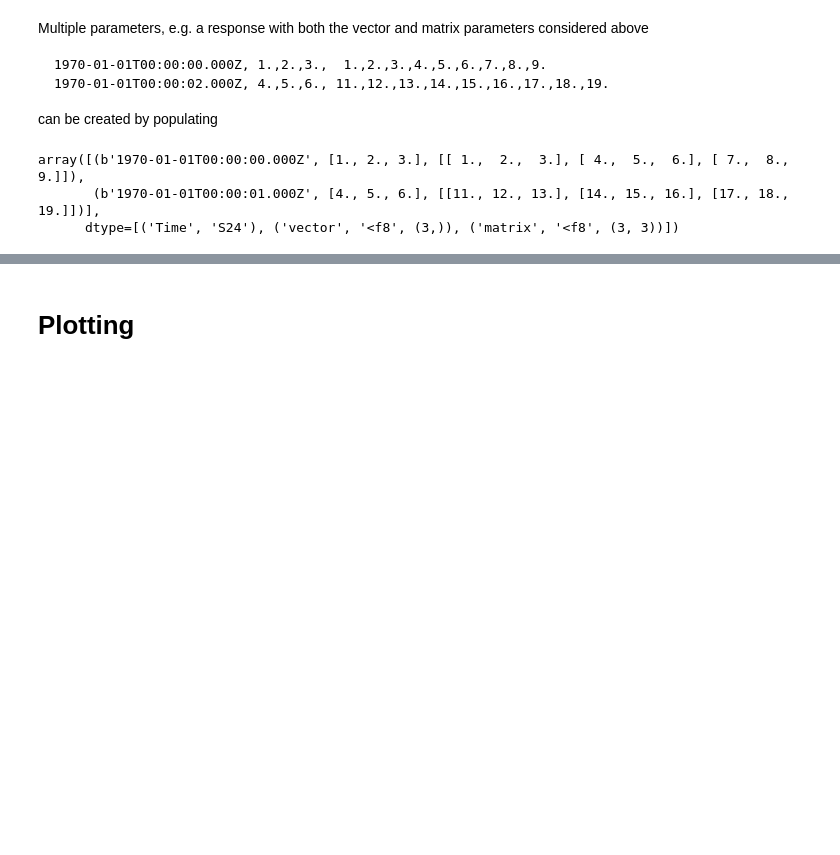
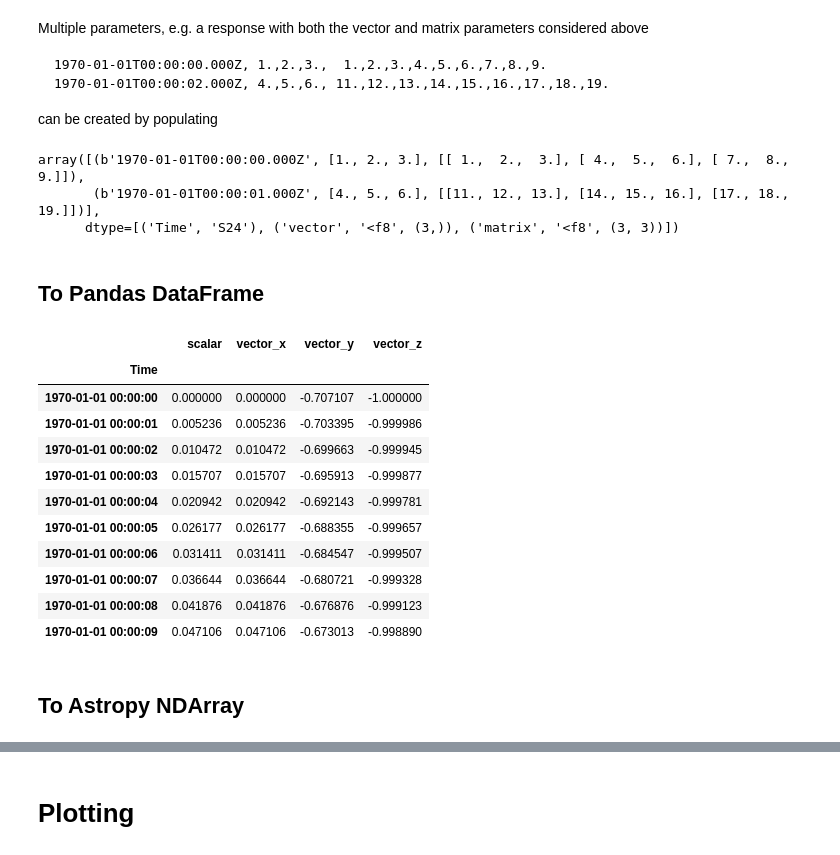
Before and after one commit to Tomin-KJ/client-python, a Jupyter notebook: hapi_demo.ipynb, the cells around one changed output, grey strips where cells are left out. Saved outputs shown, nothing was run; the diff lists cells and outputs as text; code cells hidden in the pictures; blank space fills up the shorter version.

```diff
--- a/hapi_demo.ipynb
+++ b/hapi_demo.ipynb
@@ -282,3 +417,52 @@ data
 array([(b'1970-01-01T00:00:00.000Z', [1., 2., 3.], [[ 1.,  2.,  3.], [ 4.,  5.,  6.], [ 7.,  8.,  9.]]),
        (b'1970-01-01T00:00:01.000Z', [4., 5., 6.], [[11., 12., 13.], [14., 15., 16.], [17., 18., 19.]])],
       dtype=[('Time', 'S24'), ('vector', '<f8', (3,)), ('matrix', '<f8', (3, 3))])
+# %% [markdown]
+## To Pandas DataFrame
+# %%
+# Get data for use below
+from hapiclient.hapi import hapi
+from hapiclient.hapi import hapitime2datetime
+
+server     = 'http://hapi-server.org/servers/TestData/hapi'
+dataset    = 'dataset1'
+parameters = 'scalar,vector'
+start      = '1970-01-01T00:00:00'
+stop       = '1970-01-01T00:00:10'
+
+data, meta = hapi(server,dataset,parameters,start,stop)
+
+import pandas
+
+df_Time = pandas.DataFrame(hapitime2datetime(data['Time']))
+df_scalar = pandas.DataFrame(data['scalar'])
+df_vector = pandas.DataFrame(data['vector'])
+
+# Create DataFrame
+df = pandas.DataFrame()
+
+# Combine DataFrame
+df = pandas.concat([df_Time, df_scalar, df_vector], axis=1)
+
+# Name columns
+df.columns = ['Time', 'scalar','vector_x', 'vector_y', 'vector_z']
+
+# Set Time to be index
+df.set_index('Time', inplace=True)
+
+df
+# %% [output]
+|  | scalar | vector_x | vector_y | vector_z |
+| Time |  |  |  |  |
+| 1970-01-01 00:00:00 | 0.000000 | 0.000000 | -0.707107 | -1.000000 |
+| 1970-01-01 00:00:01 | 0.005236 | 0.005236 | -0.703395 | -0.999986 |
+| 1970-01-01 00:00:02 | 0.010472 | 0.010472 | -0.699663 | -0.999945 |
+| 1970-01-01 00:00:03 | 0.015707 | 0.015707 | -0.695913 | -0.999877 |
+| 1970-01-01 00:00:04 | 0.020942 | 0.020942 | -0.692143 | -0.999781 |
+| 1970-01-01 00:00:05 | 0.026177 | 0.026177 | -0.688355 | -0.999657 |
+| 1970-01-01 00:00:06 | 0.031411 | 0.031411 | -0.684547 | -0.999507 |
+| 1970-01-01 00:00:07 | 0.036644 | 0.036644 | -0.680721 | -0.999328 |
+| 1970-01-01 00:00:08 | 0.041876 | 0.041876 | -0.676876 | -0.999123 |
+| 1970-01-01 00:00:09 | 0.047106 | 0.047106 | -0.673013 | -0.998890 |
+# %% [markdown]
+## To Astropy NDArray
```
Also changed, not shown: parts of 55 cells of this notebook, 2 other files.
